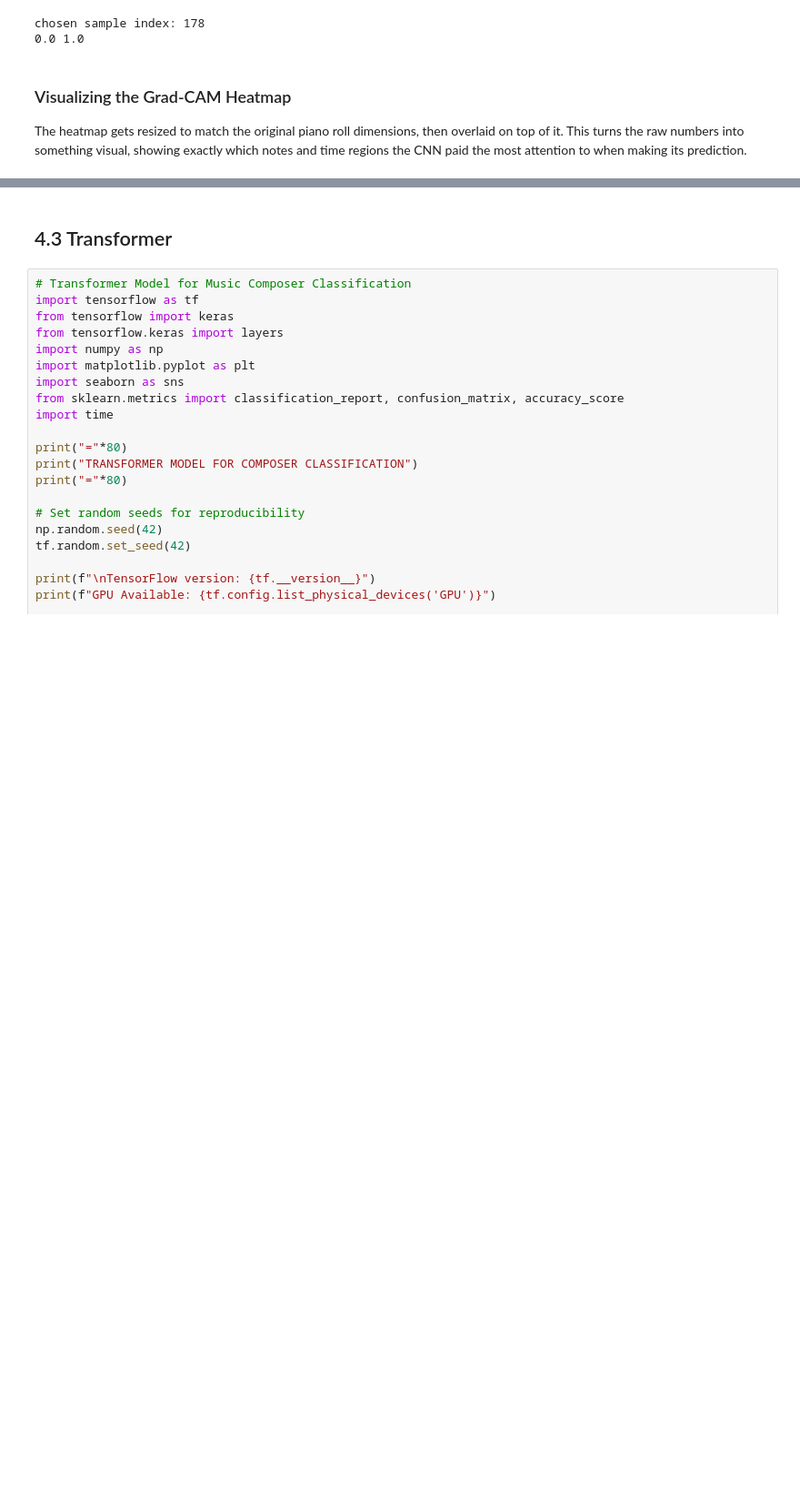
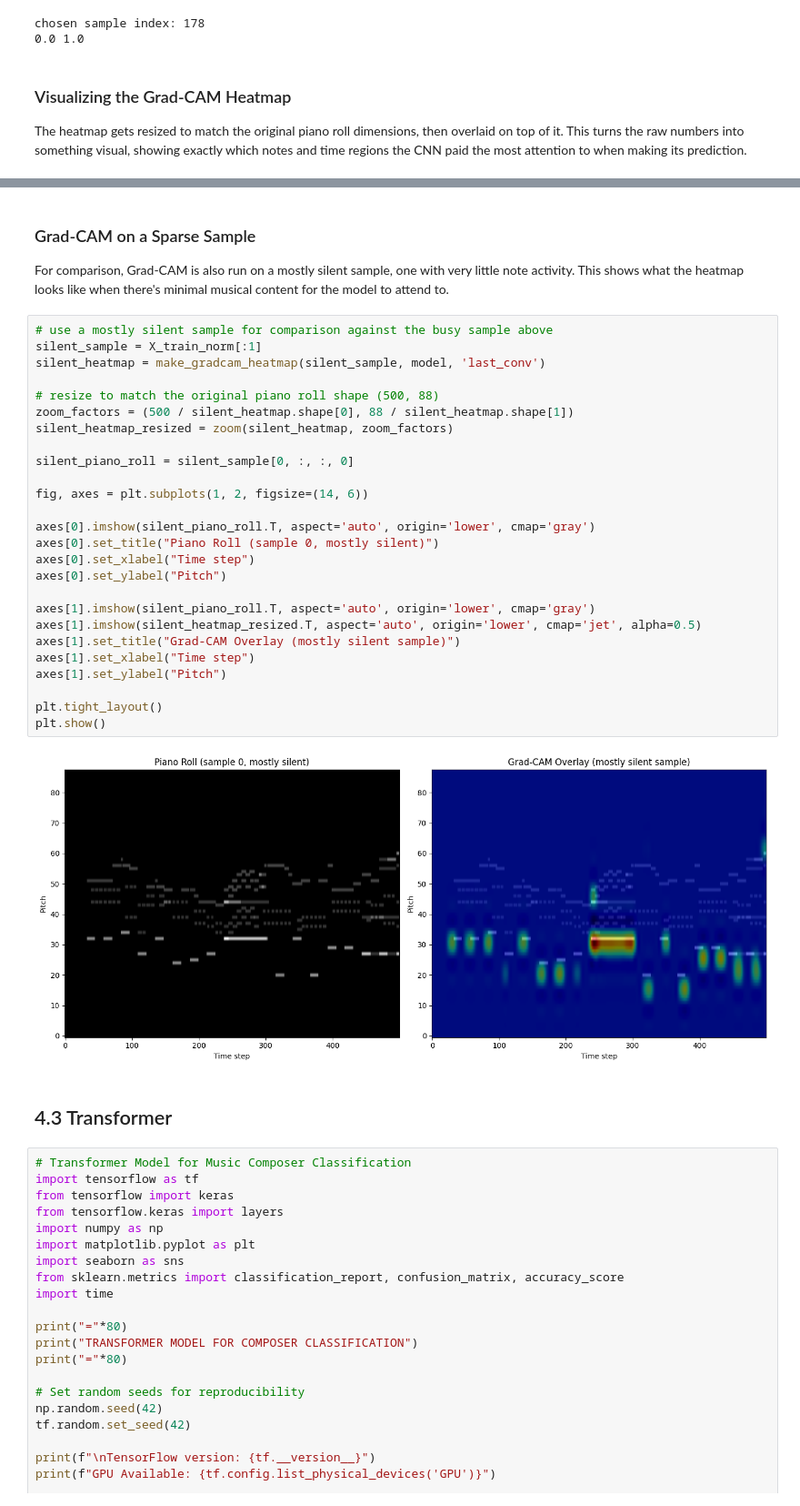
Before and after one commit to Mosizamani/aai-511-final-project-group1, a Jupyter notebook: aai-511-final-project-group1.ipynb, the cells around one changed output, grey strips where cells are left out. Shown at 91% size. Saved outputs shown, nothing was run; the diff lists cells and outputs as text; blank space fills up the shorter version.

```diff
--- a/aai-511-final-project-group1.ipynb
+++ b/aai-511-final-project-group1.ipynb
@@ -2624,3 +2812,35 @@ With only 13 to 21 test samples per composer, these numbers come from a small sa
+# %% [markdown]
+### Grad-CAM on a Sparse Sample
+
+For comparison, Grad-CAM is also run on a mostly silent sample, one with very little note activity. This shows what the heatmap looks like when there's minimal musical content for the model to attend to.
+# %%
+# use a mostly silent sample for comparison against the busy sample above
+silent_sample = X_train_norm[:1]
+silent_heatmap = make_gradcam_heatmap(silent_sample, model, 'last_conv')
+
+# resize to match the original piano roll shape (500, 88)
+zoom_factors = (500 / silent_heatmap.shape[0], 88 / silent_heatmap.shape[1])
+silent_heatmap_resized = zoom(silent_heatmap, zoom_factors)
+
+silent_piano_roll = silent_sample[0, :, :, 0]
+
+fig, axes = plt.subplots(1, 2, figsize=(14, 6))
+
+axes[0].imshow(silent_piano_roll.T, aspect='auto', origin='lower', cmap='gray')
+axes[0].set_title("Piano Roll (sample 0, mostly silent)")
+axes[0].set_xlabel("Time step")
+axes[0].set_ylabel("Pitch")
+
+axes[1].imshow(silent_piano_roll.T, aspect='auto', origin='lower', cmap='gray')
+axes[1].imshow(silent_heatmap_resized.T, aspect='auto', origin='lower', cmap='jet', alpha=0.5)
+axes[1].set_title("Grad-CAM Overlay (mostly silent sample)")
+axes[1].set_xlabel("Time step")
+axes[1].set_ylabel("Pitch")
+
+plt.tight_layout()
+plt.show()
+# %% [output]
+[figure, added]
 # %% [markdown]
 ## 4.3 Transformer
 # %%
```
Also changed, not shown: parts of 31 cells of this notebook.
